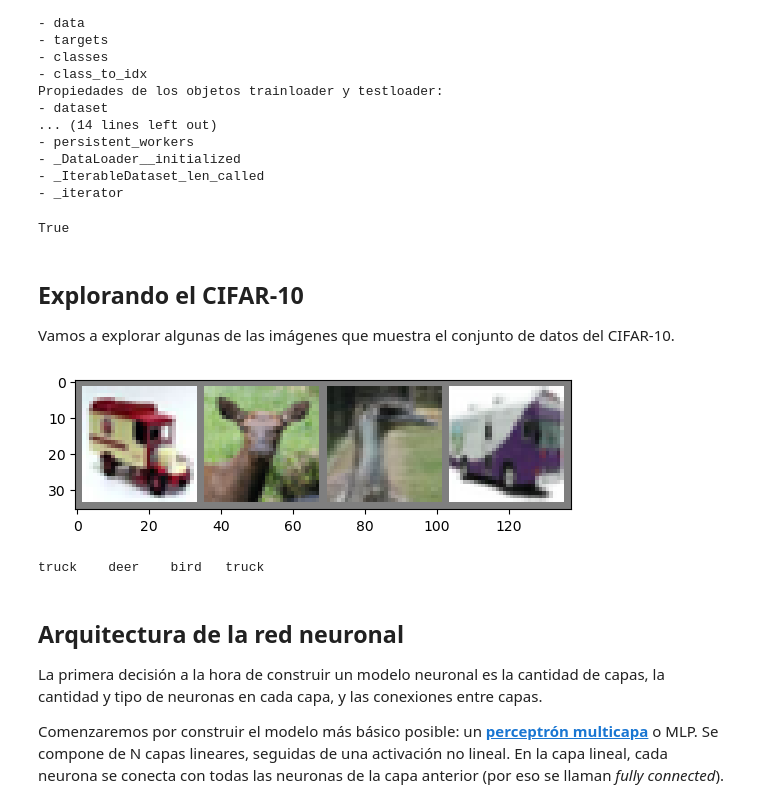
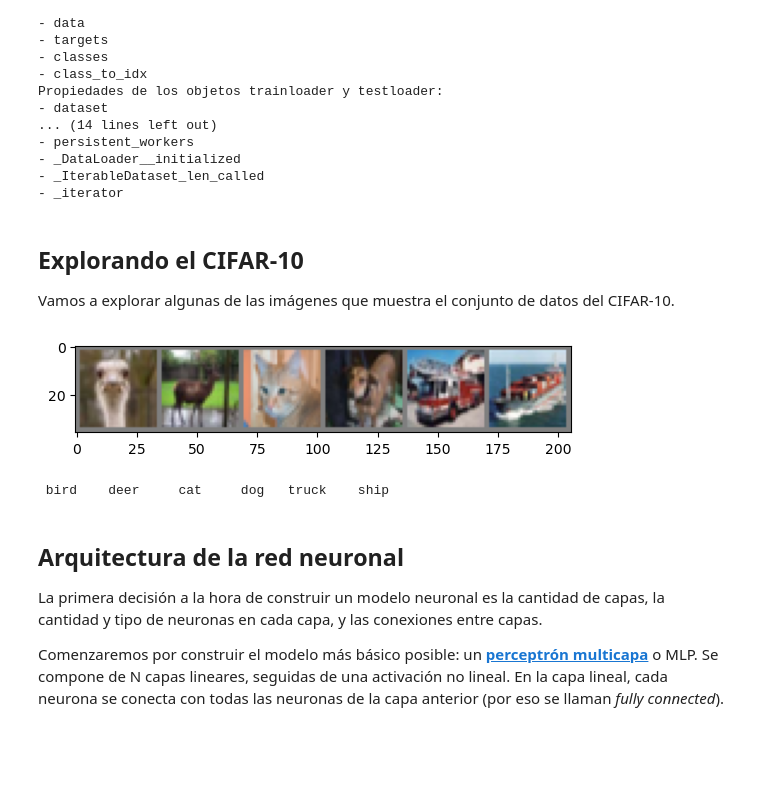
Before and after one commit to grobiglio/deepleaning, a Jupyter notebook: 1_basic_mlp.ipynb, the cells around one changed output. Cells and saved outputs as stored; diff of their text form; code cells hidden in the pictures; blank space fills up the shorter version.

Commit message:
Commit antes de modificar para abordar el práctico

```diff
--- a/1_basic_mlp.ipynb
+++ b/1_basic_mlp.ipynb
@@ -80,10 +80,6 @@ Propiedades de los objetos trainloader y testloader:
 - _DataLoader__initialized
 - _IterableDataset_len_called
 - _iterator
-# %%
-trainset.train
-# %% [output]
-True
 # %% [markdown]
 ## Explorando el CIFAR-10
 
@@ -91,25 +87,25 @@ Vamos a explorar algunas de las imágenes que muestra el conjunto de datos del C
 # %%
 def imshow(img):
     img = img / 2 + 0.5     # desnormalizar
     npimg = img.numpy()
     plt.imshow(np.transpose(npimg, (1, 2, 0)))
     plt.show()
 
 # obtener algunas imágenes de entrenamiento
-image_number =  4 #Pueden probar cambiar este numero para obtener más imagenes
+image_number =  6 #Pueden probar cambiar este numero para obtener más imagenes
 
 dataiter = iter(trainloader)
 images, labels = dataiter.next()
 images = images[:image_number]
 labels = labels[:image_number]
 
 # show images
 imshow(torchvision.utils.make_grid(images))
 # print labels
 print('\t'.join('%5s' % CIFAR_CLASSES[labels[j]] for j in range(image_number)))
 # %% [output]
-[figure, old version]
+[figure, new version]
-truck    deer    bird   truck
+ bird    deer     cat     dog   truck    ship
 # %% [markdown]
 ## Arquitectura de la red neuronal
 
```
Also changed, not shown: parts of 6 cells of this notebook, 3 other files.
